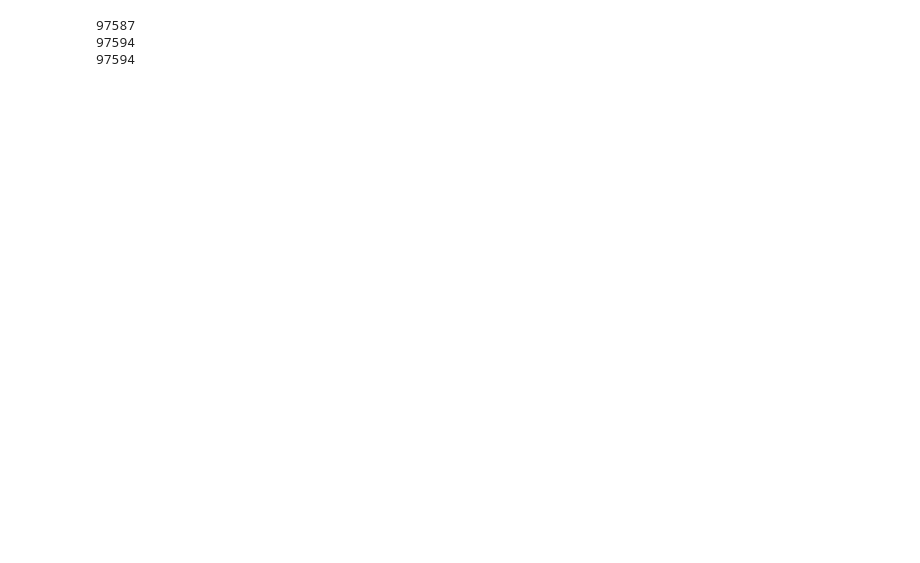
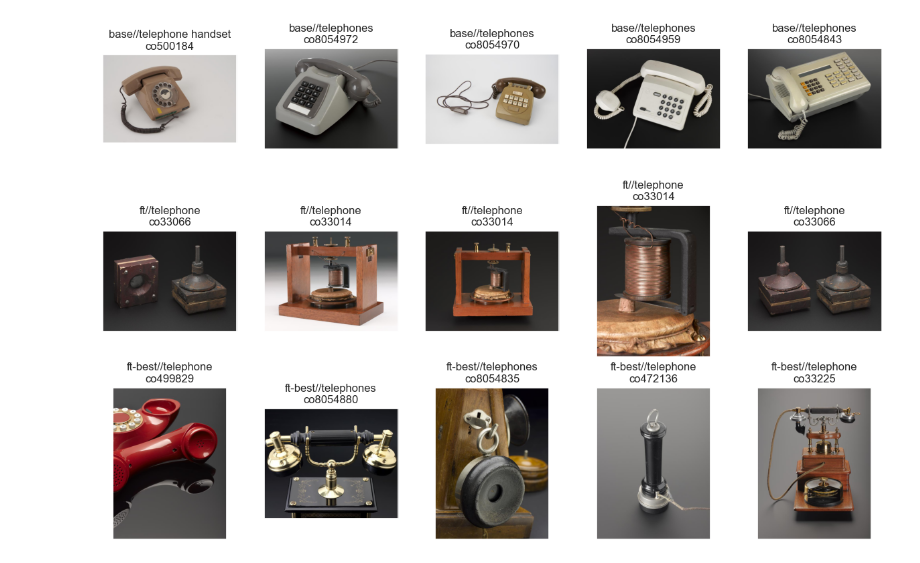
Before and after one commit to kasparvonbeelen/heritage-weaver-demo, a Jupyter notebook: Experiment 5 - Compare Queries.ipynb, the cells around one changed output. Drawn from its saved outputs; the diff is of its cells as text; code cells hidden in the pictures; blank space fills up the shorter version.

```diff
--- a/Experiment 5 - Compare Queries.ipynb
+++ b/Experiment 5 - Compare Queries.ipynb
@@ -18,8 +18,7 @@ import numpy as np
 import random
 sns.set()
 # %%
-collection_db = load_db("hw",'heritage_weaver','google/siglip-base-patch16-224')
-collection_db_ft = load_db("hw",'heritage_weaver_ft','Kaspar/siglip-heritage-weaver-name')
-collection_db_ft_text = load_db("hw",'heritage_weaver_ft_text','Kaspar/siglip-heritage-weaver-text')
-
+collection_db = load_db("hw-16-08",'heritage-weaver-base','google/siglip-base-patch16-224')
+collection_db_ft = load_db("hw-16-08",'heritage-weaver-ft','Kaspar/siglip-heritage-weaver-text-last')
+collection_db_ft_best = load_db("hw-16-08",'heritage-weaver-ft-best','Kaspar/siglip-heritage-weaver-text-best')
 collection_df = pd.read_csv('data/heritage_weaver_data.csv')
@@ -30,5 +29,5 @@ annotator = 'KB'
 # %%
-query = 'telophone' #'a telegraph' #'a telehpone' #'a laser table' #'an electrophone'
+query = 'a telephone' #'a telegraph' #'a telephone' #'a laser table' #'an electrophone'
 experiment = '1'
 # %%
 # retrieve records
@@ -116,8 +40,9 @@ query_df
-# %%
-print(collection_db.count())
-print(collection_db_ft.count())
-print(collection_db_ft_text.count())
-# %% [output]
-97587
-97594
-97594
+# %%
+collection_dict = {'base': collection_db, 'ft': collection_db_ft,'ft-best': collection_db_ft_best}
+top_n = 5
+source = 'img_path'
+randomize = True
+
+result_df = compare_models(query, filters, collection_dict, source,top_n)
+# %% [output]
+[figure, added]
```
Also changed, not shown: parts of 8 cells of this notebook, 6 other files.
